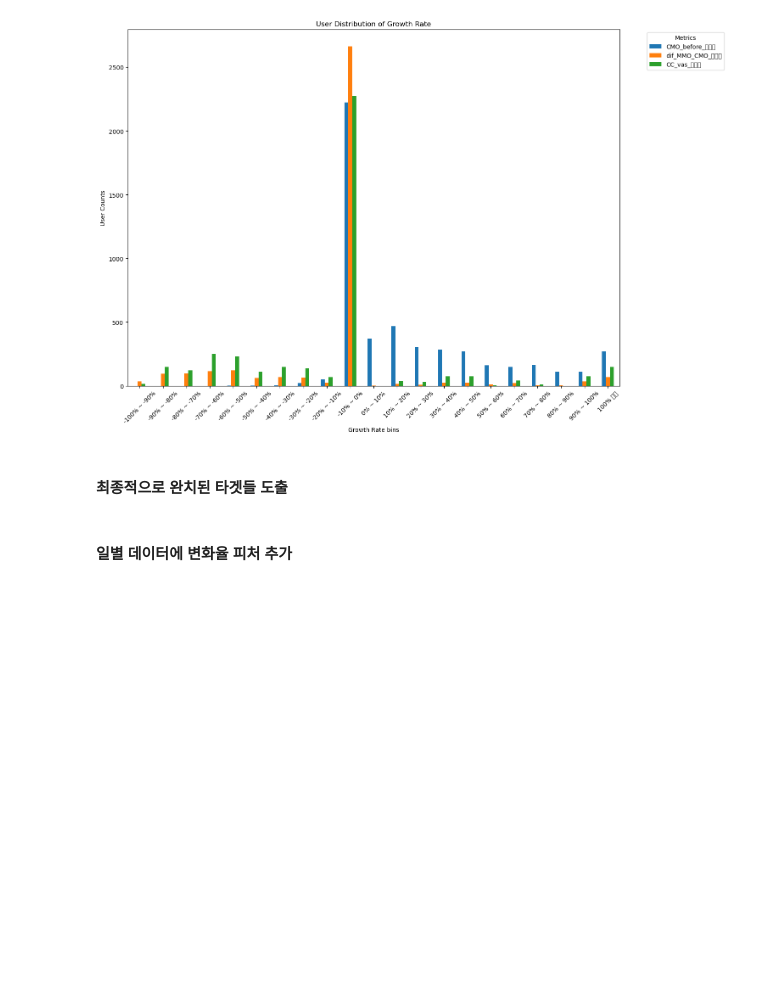
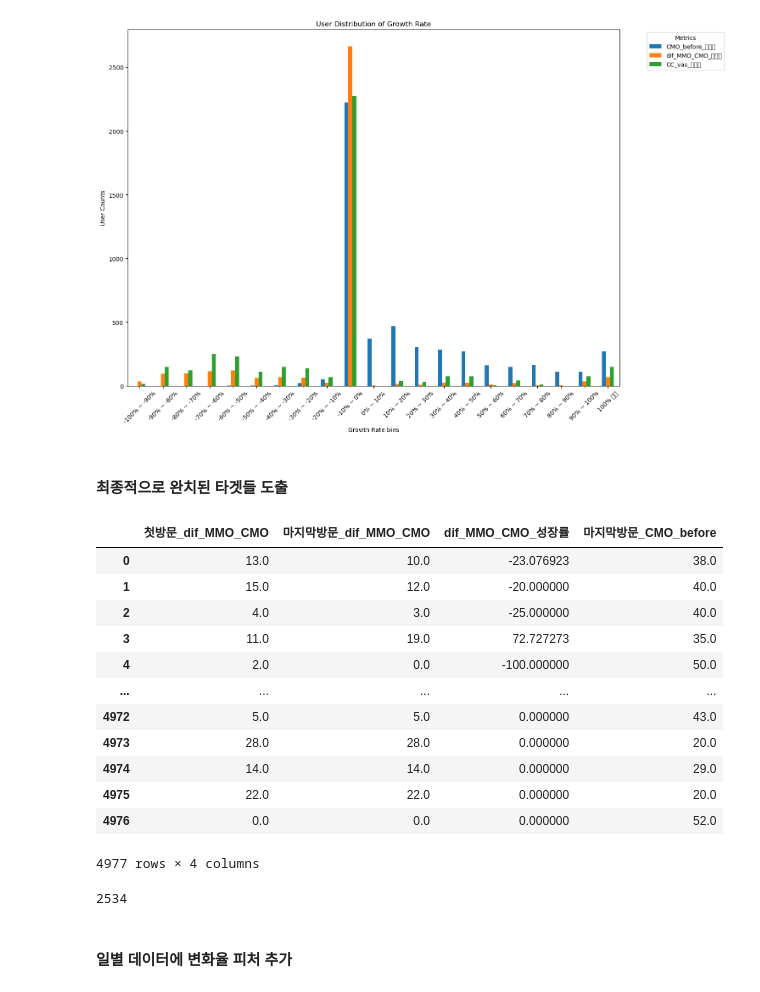
Before and after one commit to skadudd/prj_centum, a Jupyter notebook: gpt_classifier/classifier.ipynb, the cells around one changed output. Cells and saved outputs as stored; diff of their text form; code cells hidden in the pictures; blank space fills up the shorter version.

```diff
--- a/gpt_classifier/classifier.ipynb
+++ b/gpt_classifier/classifier.ipynb
@@ -505,17 +509,38 @@ plt.show()
 [figure]
 # %% [markdown]
 #### 최종적으로 완치된 타겟들 도출
+# %%
+patient_progress[['첫방문_dif_MMO_CMO', '마지막방문_dif_MMO_CMO','dif_MMO_CMO_성장률','마지막방문_CMO_before']]
+# %% [output]
+|  | 첫방문_dif_MMO_CMO | 마지막방문_dif_MMO_CMO | dif_MMO_CMO_성장률 | 마지막방문_CMO_before |
+| 0 | 13.0 | 10.0 | -23.076923 | 38.0 |
+| 1 | 15.0 | 12.0 | -20.000000 | 40.0 |
+| 2 | 4.0 | 3.0 | -25.000000 | 40.0 |
+| 3 | 11.0 | 19.0 | 72.727273 | 35.0 |
+| 4 | 2.0 | 0.0 | -100.000000 | 50.0 |
+| ... | ... | ... | ... | ... |
+| 4972 | 5.0 | 5.0 | 0.000000 | 43.0 |
+| 4973 | 28.0 | 28.0 | 0.000000 | 20.0 |
+| 4974 | 14.0 | 14.0 | 0.000000 | 29.0 |
+| 4975 | 22.0 | 22.0 | 0.000000 | 20.0 |
+| 4976 | 0.0 | 0.0 | 0.000000 | 52.0 |
+4977 rows × 4 columns
 # %%
 # patient_progress[patient_progress['마지막방문_dif_MMO_CMO'] == 0].dif_MMO_CMO_성장률.hist()
 
 # CC_vas 가 20% 이상 감소한 환자
-cc_tg = patient_progress[patient_progress['CC_vas_성장률'] <= -20].환자번호
+cc_tg = patient_progress[(patient_progress['CC_vas_성장률'] <= -20)
+                        #  & (patient_progress['마지막방문_CC_vas'] <= 3)
+                         ].환자번호
 # CMO 가 개선되었으며, 결과적으로 43mm 이상인 기준을 달성한 환자
 cmo_tg = patient_progress[(patient_progress['마지막방문_CMO_before'] >= 43) & (patient_progress['CMO_before_성장률'] > 0)].환자번호
 # MMO - CMO 가 개선되었으며, 결과적으로 0이 된 환자
 mmo_tg = patient_progress[(patient_progress['마지막방문_dif_MMO_CMO'] == 0) & (patient_progress['dif_MMO_CMO_성장률'] < 0)].환자번호
 
 tgt = list(set(cc_tg.tolist() + cmo_tg.tolist() + mmo_tg.tolist()))
+len(tgt)
+# %% [output]
+2534
 # %% [markdown]
 #### 일별 데이터에 변화율 피처 추가
 # %%
```
Also changed, not shown: parts of 1 cell of this notebook.
